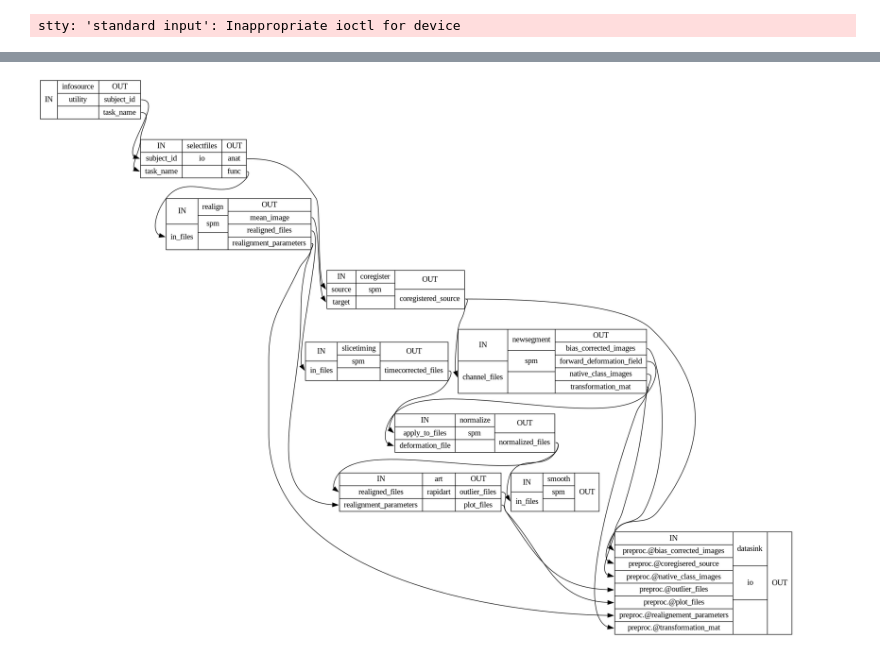
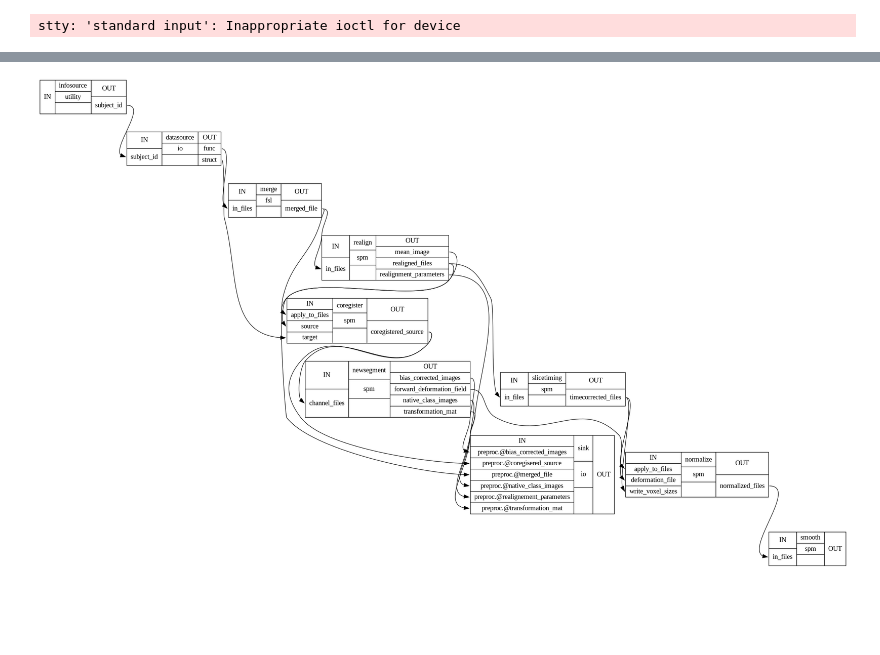
Before and after one commit to Inria-Empenn/spmbasics, a Jupyter notebook: src/Nipype/spm_event_preproc.ipynb, the cells around one changed output, grey strips where cells are left out. Cells and saved outputs as stored; diff of their text form; code cells hidden in the pictures; blank space fills up the shorter version.

```diff
--- a/src/Nipype/spm_event_preproc.ipynb
+++ b/src/Nipype/spm_event_preproc.ipynb
@@ -196,8 +191,8 @@ preproc.write_graph(graph2use='flat', format='png', simple_form=True, dotfilenam
 # %%
 from IPython.display import Image
-Image(filename='./spmbasics/data/output/workingdir/block_preproc_art/flat_graph_detailed.png' )
+Image(filename='./spmbasics/data/output/workingdir/event_preproc/flat_graph_detailed.png' )
 # %% [output]
-[figure, old version]
+[figure, new version]
 # %%
 preproc.run()
 # %% [output]
```
Also changed, not shown: parts of 20 cells of this notebook.
